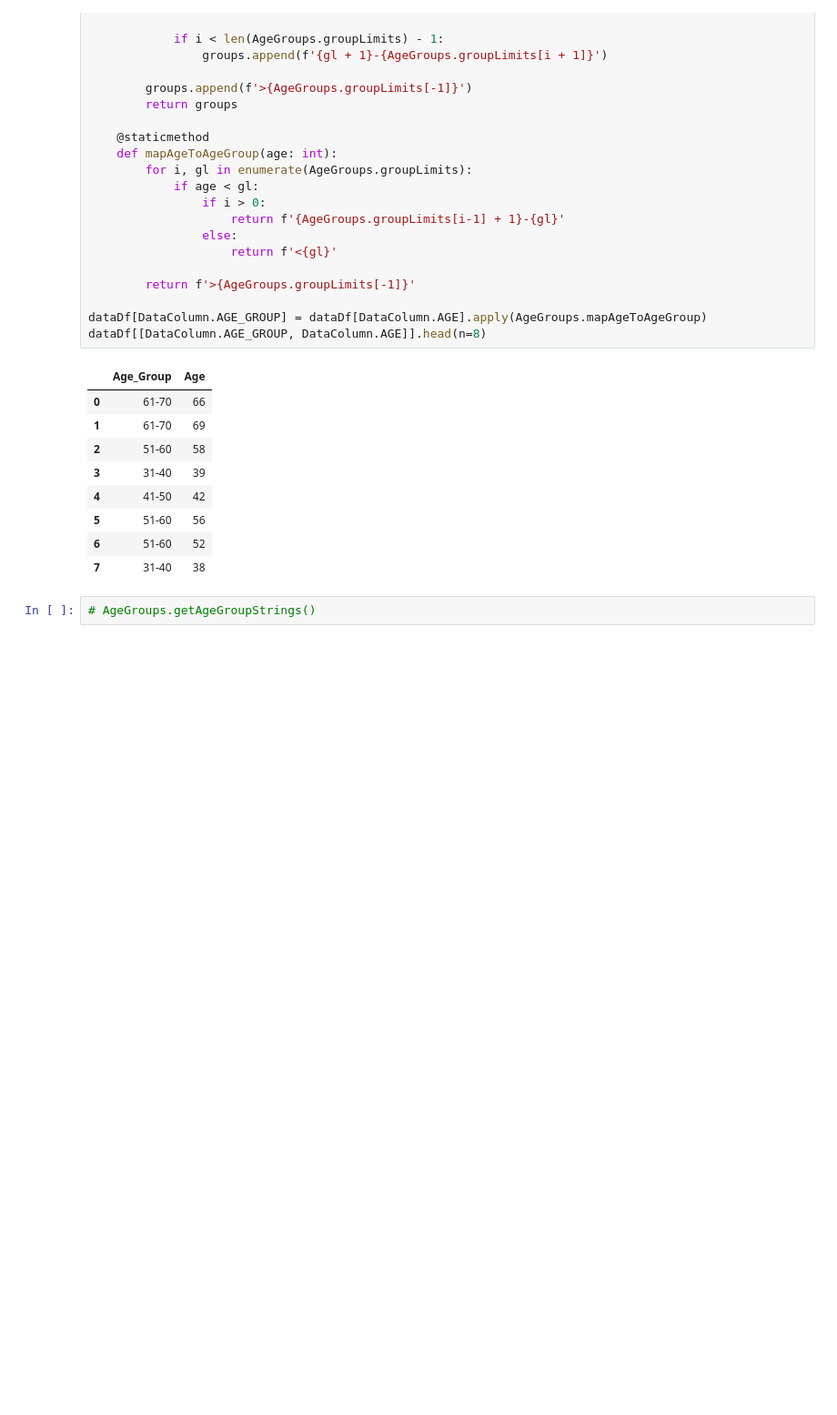
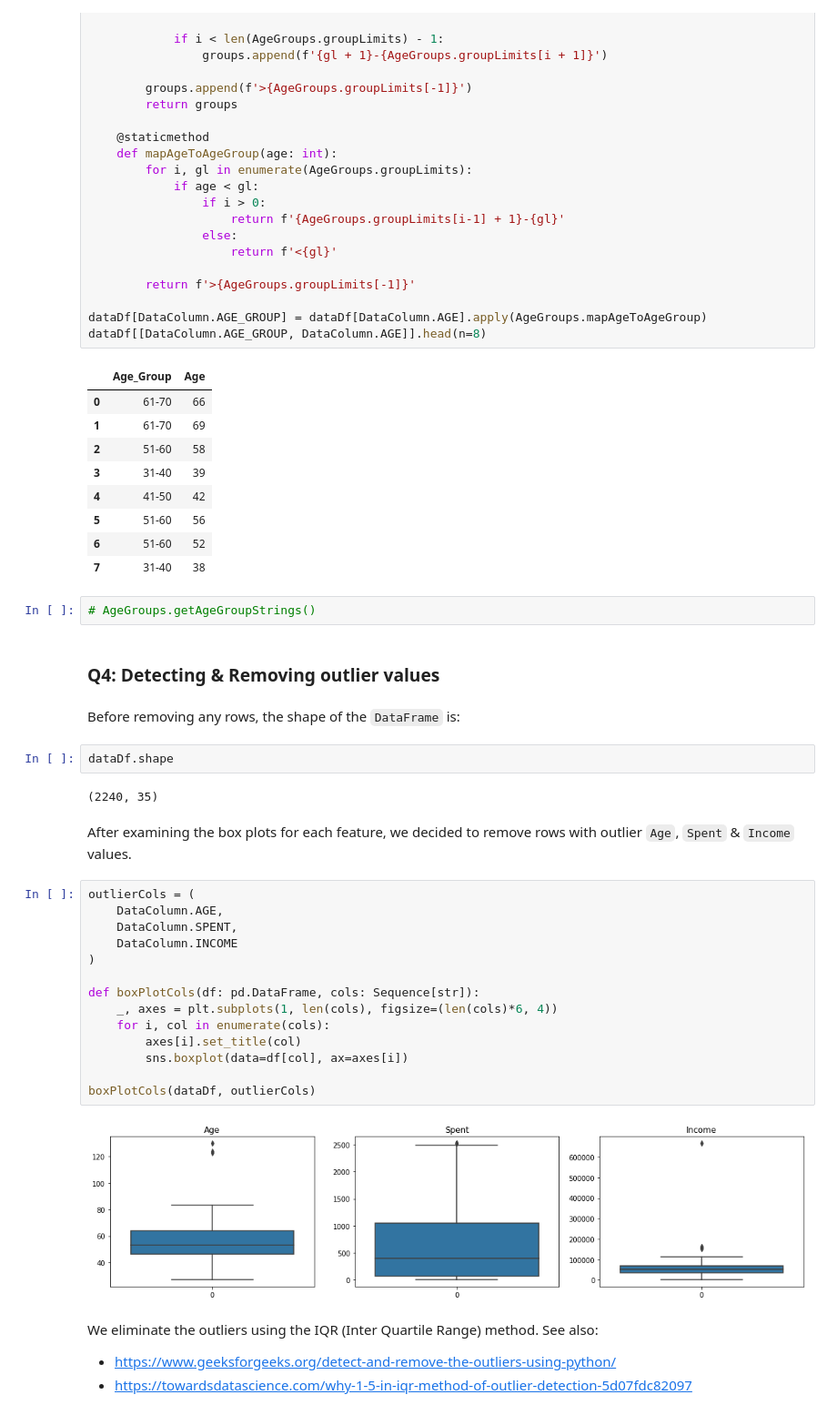
Before and after one commit to pspanoudakis/Data-Mining-Techniques-Projects, a Jupyter notebook: project1/CustomerPersonalityAnalysis.ipynb, the cells around one changed output. Shown at 91% size. Saved outputs shown, nothing was run; the diff lists cells and outputs as text; blank space fills up the shorter version.

Commit message:
Basic outliers removal (Q4)

```diff
--- a/project1/CustomerPersonalityAnalysis.ipynb
+++ b/project1/CustomerPersonalityAnalysis.ipynb
@@ -340,3 +341,34 @@ dataDf[[DataColumn.AGE_GROUP, DataColumn.AGE]].head(n=8)
 | 7 | 31-40 | 38 |
 # %%
 # AgeGroups.getAgeGroupStrings()
+# %% [markdown]
+### Q4: Detecting & Removing outlier values
+# %% [markdown]
+Before removing any rows, the shape of the `DataFrame` is:
+# %%
+dataDf.shape
+# %% [output]
+(2240, 35)
+# %% [markdown]
+After examining the box plots for each feature, we decided to remove rows with outlier `Age`, `Spent` & `Income` values.
+# %%
+outlierCols = (
+    DataColumn.AGE,
+    DataColumn.SPENT,
+    DataColumn.INCOME
+)
+
+def boxPlotCols(df: pd.DataFrame, cols: Sequence[str]):
+    _, axes = plt.subplots(1, len(cols), figsize=(len(cols)*6, 4))
+    for i, col in enumerate(cols):
+        axes[i].set_title(col)
+        sns.boxplot(data=df[col], ax=axes[i])
+
+boxPlotCols(dataDf, outlierCols)
+# %% [output]
+[figure, added]
+# %% [markdown]
+We eliminate the outliers using the IQR (Inter Quartile Range) method.
+See also:
+- https://www.geeksforgeeks.org/detect-and-remove-the-outliers-using-python/
+- https://towardsdatascience.com/why-1-5-in-iqr-method-of-outlier-detection-5d07fdc82097
```
Also changed, not shown: parts of 6 cells of this notebook.
